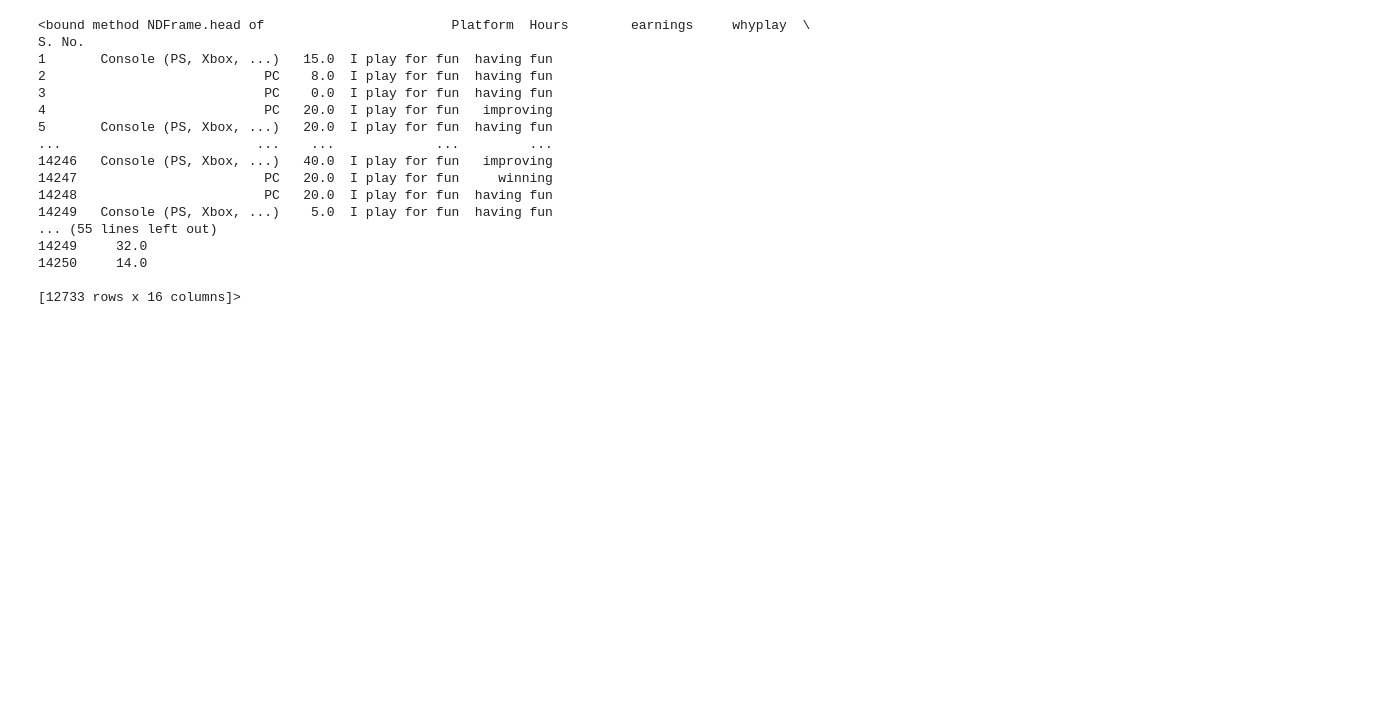
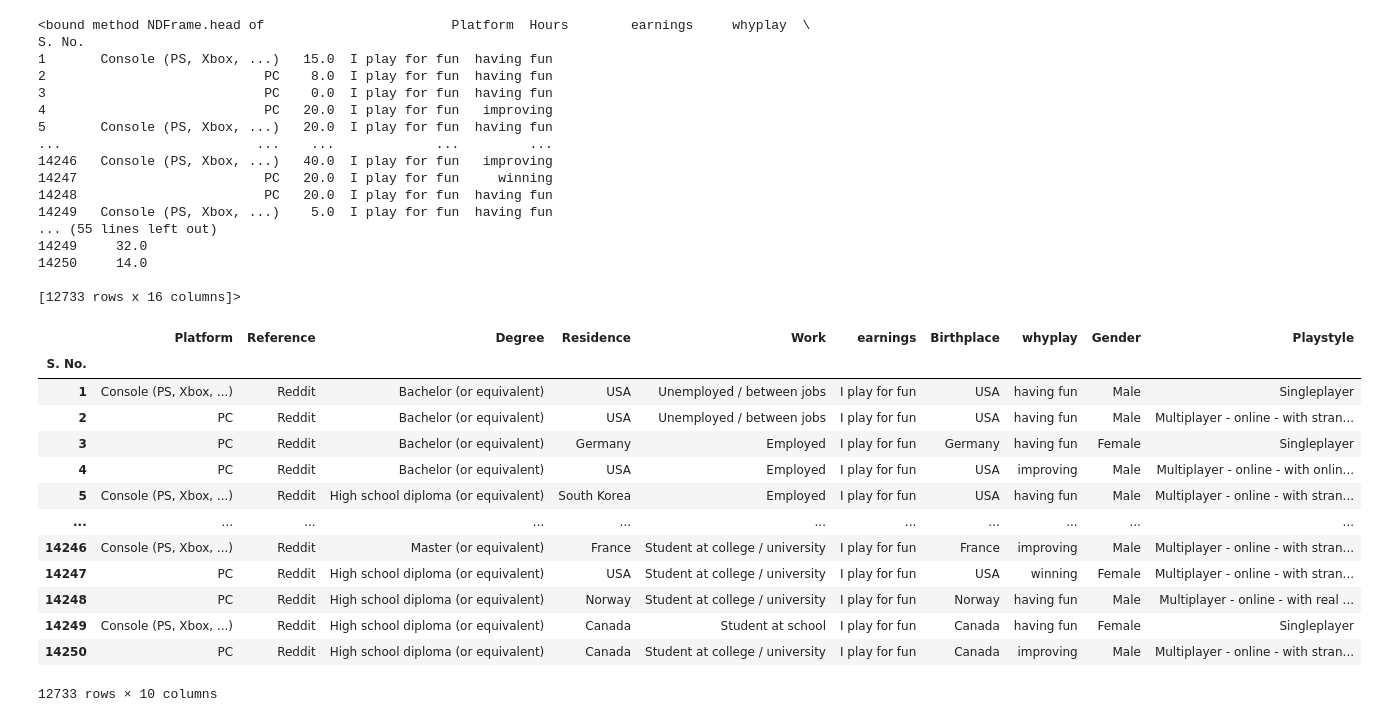
Before and after one commit to thesua7/CSE-499, a Jupyter notebook: SWL.ipynb, the cells around one changed output. Drawn from its saved outputs; the diff is of its cells as text; code cells hidden in the pictures; blank space fills up the shorter version.

```diff
--- a/SWL.ipynb
+++ b/SWL.ipynb
@@ -137,3 +137,25 @@ S. No.
 14250     14.0
 
 [12733 rows x 16 columns]>
+# %%
+numCols = df_clean.select_dtypes("number").columns
+catCols = df_clean.select_dtypes("object").columns
+numCols= list(set(numCols))
+catCols= list(set(catCols))
+# %%
+df_clean[catCols]
+# %% [output]
+|  | Platform | Reference | Degree | Residence | Work | earnings | Birthplace | whyplay | Gender | Playstyle |
+| S. No. |  |  |  |  |  |  |  |  |  |  |
+| 1 | Console (PS, Xbox, ...) | Reddit | Bachelor (or equivalent) | USA | Unemployed / between jobs | I play for fun | USA | having fun | Male | Singleplayer |
+| 2 | PC | Reddit | Bachelor (or equivalent) | USA | Unemployed / between jobs | I play for fun | USA | having fun | Male | Multiplayer - online - with stran... |
+| 3 | PC | Reddit | Bachelor (or equivalent) | Germany | Employed | I play for fun | Germany | having fun | Female | Singleplayer |
+| 4 | PC | Reddit | Bachelor (or equivalent) | USA | Employed | I play for fun | USA | improving | Male | Multiplayer - online - with onlin... |
+| 5 | Console (PS, Xbox, ...) | Reddit | High school diploma (or equivalent) | South Korea | Employed | I play for fun | USA | having fun | Male | Multiplayer - online - with stran... |
+| ... | ... | ... | ... | ... | ... | ... | ... | ... | ... | ... |
+| 14246 | Console (PS, Xbox, ...) | Reddit | Master (or equivalent) | France | Student at college / university | I play for fun | France | improving | Male | Multiplayer - online - with stran... |
+| 14247 | PC | Reddit | High school diploma (or equivalent) | USA | Student at college / university | I play for fun | USA | winning | Female | Multiplayer - online - with stran... |
+| 14248 | PC | Reddit | High school diploma (or equivalent) | Norway | Student at college / university | I play for fun | Norway | having fun | Male | Multiplayer - online - with real ... |
+| 14249 | Console (PS, Xbox, ...) | Reddit | High school diploma (or equivalent) | Canada | Student at school | I play for fun | Canada | having fun | Female | Singleplayer |
+| 14250 | PC | Reddit | High school diploma (or equivalent) | Canada | Student at college / university | I play for fun | Canada | improving | Male | Multiplayer - online - with stran... |
+12733 rows × 10 columns
```
Also changed, not shown: parts of 9 cells of this notebook.
